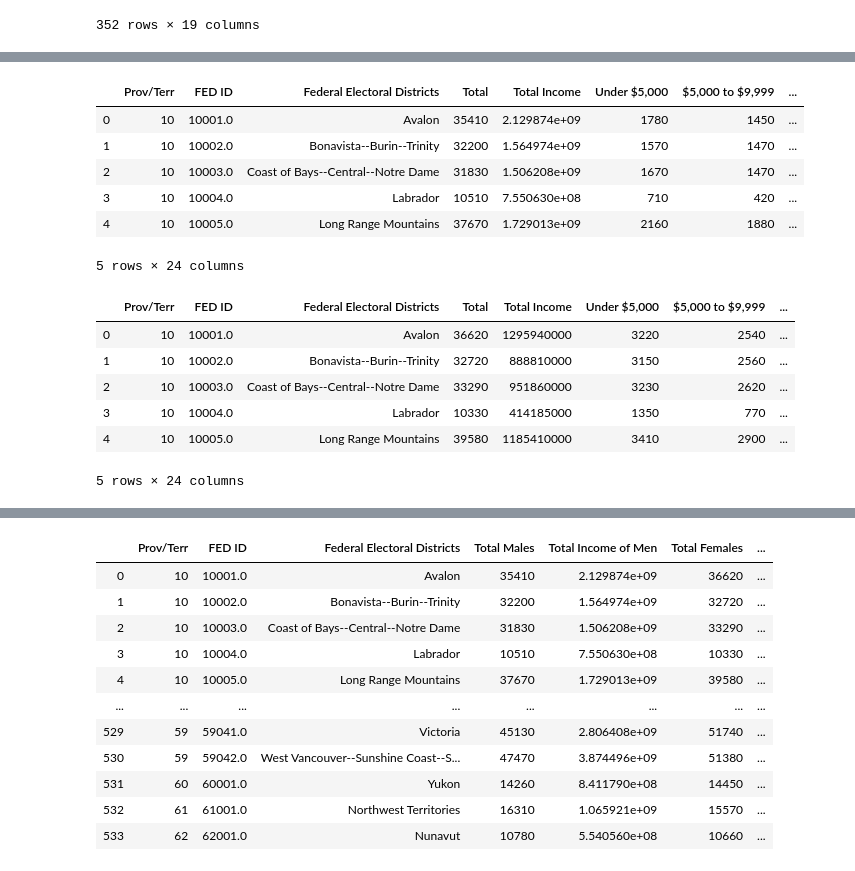
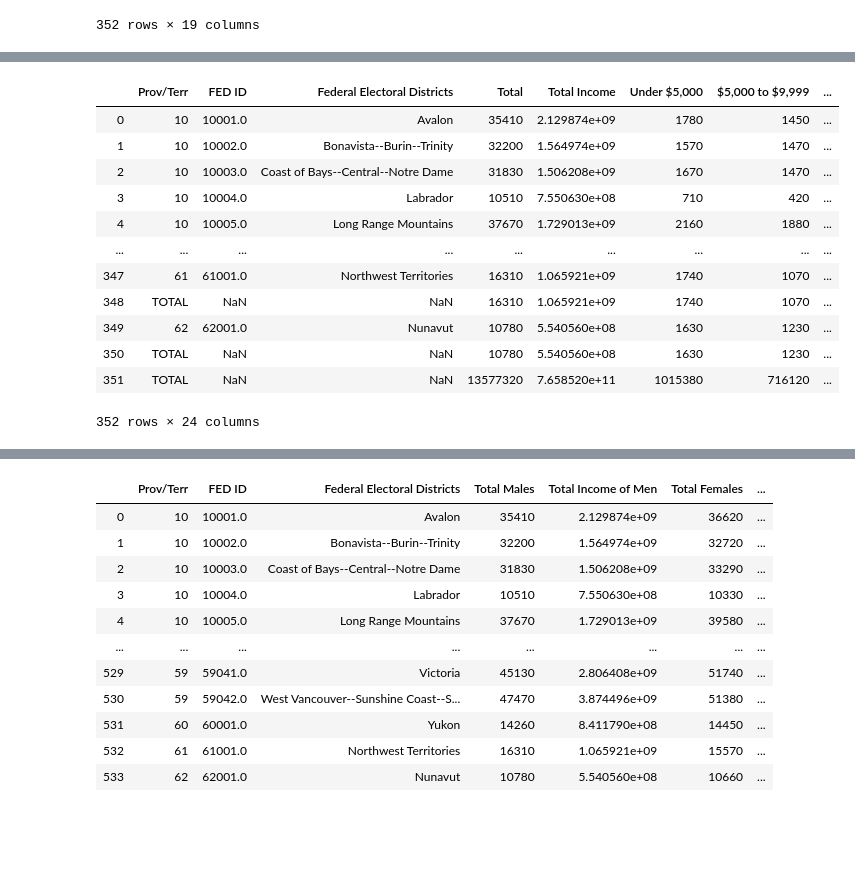
Before and after one commit to bsmirnov12/ABDS-Project-1, a Jupyter notebook: Analysis.ipynb, the cells around one changed output, grey strips where cells are left out. Drawn from its saved outputs; the diff is of its cells as text; code cells hidden in the pictures; blank space fills up the shorter version.

```diff
--- a/Analysis.ipynb
+++ b/Analysis.ipynb
@@ -54,12 +65,18 @@ incomepd2.head()
 # %%
-malepd=pd.read_csv(male_gender, engine='python')
 malepd2=malepd[["Prov/Terr", "FED ID", "Federal Electoral Districts", "Total", "Total Income", "Under $5,000", "$5,000 to $9,999", "$10,000 to $14,999", "$15,000 to $19,999", "$20,000 to $24,999","$25,000 to $29,999","$30,000 to $34,999", "$35,000 to $39,999","$40,000 to $44,999","$45,000 to $49,999","$50,000 to $54,999","$55,000 to $59,999","$60,000 to $69,999","$70,000 to $79,999", "$80,000 to $89,999","$90,000 to $99,999","$100,000 to $149,999","$150,000 to $249,999","$250,000 and over"]]
-malepd2.head()
-# %% [output]
-|  | Prov/Terr | FED ID | Federal Electoral Districts | Total | Total Income | Under $5,000 | $5,000 to $9,999 | ... |
-| 0 | 10 | 10001.0 | Avalon | 35410 | 2.129874e+09 | 1780 | 1450 | ... |
-| 1 | 10 | 10002.0 | Bonavista--Burin--Trinity | 32200 | 1.564974e+09 | 1570 | 1470 | ... |
-| 2 | 10 | 10003.0 | Coast of Bays--Central--Notre Dame | 31830 | 1.506208e+09 | 1670 | 1470 | ... |
-| 3 | 10 | 10004.0 | Labrador | 10510 | 7.550630e+08 | 710 | 420 | ... |
-| 4 | 10 | 10005.0 | Long Range Mountains | 37670 | 1.729013e+09 | 2160 | 1880 | ... |
-5 rows × 24 columns
+# %%
+malepd2
+# %% [output]
+|  | Prov/Terr | FED ID | Federal Electoral Districts | Total | Total Income | Under $5,000 | $5,000 to $9,999 | ... |
+| 0 | 10 | 10001.0 | Avalon | 35410 | 2.129874e+09 | 1780 | 1450 | ... |
+| 1 | 10 | 10002.0 | Bonavista--Burin--Trinity | 32200 | 1.564974e+09 | 1570 | 1470 | ... |
+| 2 | 10 | 10003.0 | Coast of Bays--Central--Notre Dame | 31830 | 1.506208e+09 | 1670 | 1470 | ... |
+| 3 | 10 | 10004.0 | Labrador | 10510 | 7.550630e+08 | 710 | 420 | ... |
+| 4 | 10 | 10005.0 | Long Range Mountains | 37670 | 1.729013e+09 | 2160 | 1880 | ... |
+| ... | ... | ... | ... | ... | ... | ... | ... | ... |
+| 347 | 61 | 61001.0 | Northwest Territories | 16310 | 1.065921e+09 | 1740 | 1070 | ... |
+| 348 | TOTAL | NaN | NaN | 16310 | 1.065921e+09 | 1740 | 1070 | ... |
+| 349 | 62 | 62001.0 | Nunavut | 10780 | 5.540560e+08 | 1630 | 1230 | ... |
+| 350 | TOTAL | NaN | NaN | 10780 | 5.540560e+08 | 1630 | 1230 | ... |
+| 351 | TOTAL | NaN | NaN | 13577320 | 7.658520e+11 | 1015380 | 716120 | ... |
+352 rows × 24 columns
@@ -66,12 +85,2 @@ malepd2.head()
 # %%
-femalepd=pd.read_csv(female_gender, engine='python')
 femalepd2=femalepd[["Prov/Terr", "FED ID", "Federal Electoral Districts", "Total", "Total Income", "Under $5,000", "$5,000 to $9,999", "$10,000 to $14,999", "$15,000 to $19,999", "$20,000 to $24,999","$25,000 to $29,999","$30,000 to $34,999", "$35,000 to $39,999","$40,000 to $44,999","$45,000 to $49,999","$50,000 to $54,999","$55,000 to $59,999","$60,000 to $69,999","$70,000 to $79,999", "$80,000 to $89,999","$90,000 to $99,999","$100,000 to $149,999","$150,000 to $249,999","$250,000 and over"]]
-femalepd2.head()
-# %% [output]
-|  | Prov/Terr | FED ID | Federal Electoral Districts | Total | Total Income | Under $5,000 | $5,000 to $9,999 | ... |
-| 0 | 10 | 10001.0 | Avalon | 36620 | 1295940000 | 3220 | 2540 | ... |
-| 1 | 10 | 10002.0 | Bonavista--Burin--Trinity | 32720 | 888810000 | 3150 | 2560 | ... |
-| 2 | 10 | 10003.0 | Coast of Bays--Central--Notre Dame | 33290 | 951860000 | 3230 | 2620 | ... |
-| 3 | 10 | 10004.0 | Labrador | 10330 | 414185000 | 1350 | 770 | ... |
-| 4 | 10 | 10005.0 | Long Range Mountains | 39580 | 1185410000 | 3410 | 2900 | ... |
-5 rows × 24 columns
```
Also changed, not shown: parts of 33 cells of this notebook, 4 other files.
